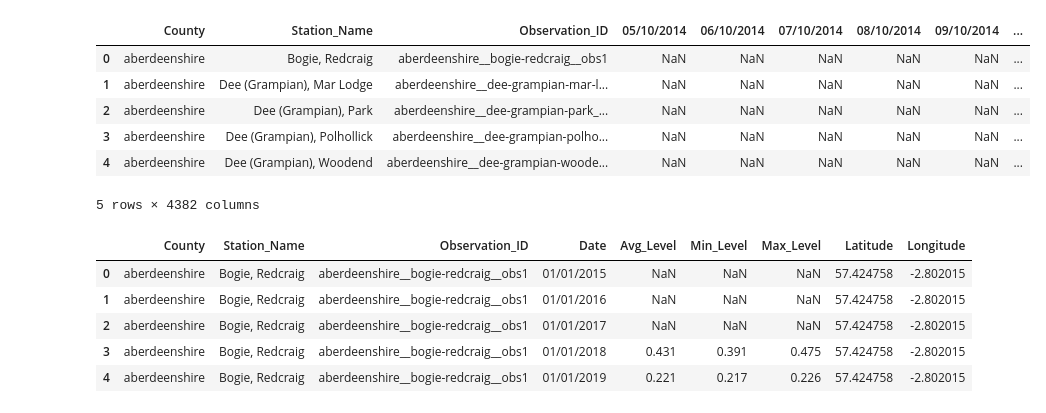
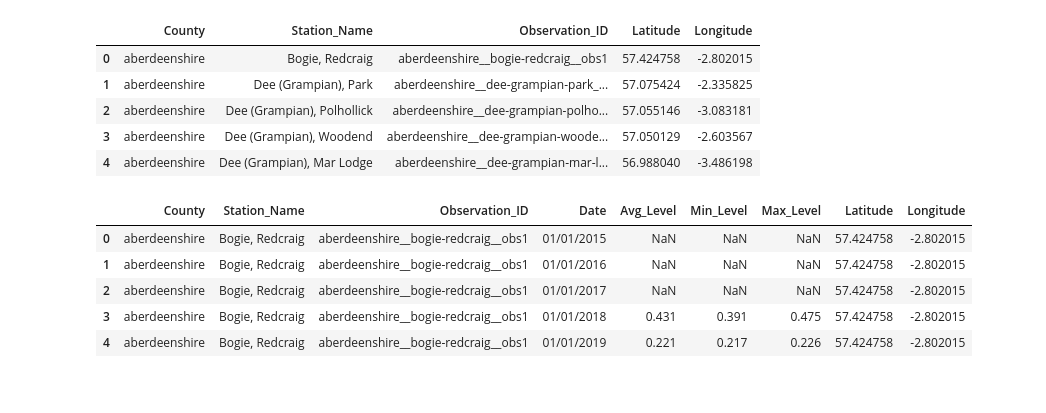
Before and after one commit to Emma-Deyell/MLP-PROJ, a Jupyter notebook: project_emma.ipynb, the cells around one changed output. Saved outputs shown, nothing was run; the diff lists cells and outputs as text; code cells hidden in the pictures.

```diff
--- a/project_emma.ipynb
+++ b/project_emma.ipynb
@@ -1,32 +1,31 @@
 # %%
 # Data libraries
 
 import pandas as pd
 import numpy as np
 
 # Plotting libraries
 import matplotlib.pyplot as plt
 import seaborn as sns
 from matplotlib import image as mpimg
 
 # sklearn modules
 import sklearn
 
 # Load data
 df_avg = pd.read_csv("csv_files/avg_river_levels.csv")
 df_min = pd.read_csv("csv_files/min_river_levels.csv")
 df_max = pd.read_csv("csv_files/max_river_levels.csv")
 df_locs = pd.read_csv("csv_files/monitoring_locations.csv")
 
-df_min.head()
+df_locs.head()
 # %% [output]
-|  | County | Station_Name | Observation_ID | 05/10/2014 | 06/10/2014 | 07/10/2014 | 08/10/2014 | 09/10/2014 | ... |
-| 0 | aberdeenshire | Bogie, Redcraig | aberdeenshire__bogie-redcraig__obs1 | NaN | NaN | NaN | NaN | NaN | ... |
-| 1 | aberdeenshire | Dee (Grampian), Mar Lodge | aberdeenshire__dee-grampian-mar-l... | NaN | NaN | NaN | NaN | NaN | ... |
-| 2 | aberdeenshire | Dee (Grampian), Park | aberdeenshire__dee-grampian-park_... | NaN | NaN | NaN | NaN | NaN | ... |
-| 3 | aberdeenshire | Dee (Grampian), Polhollick | aberdeenshire__dee-grampian-polho... | NaN | NaN | NaN | NaN | NaN | ... |
-| 4 | aberdeenshire | Dee (Grampian), Woodend | aberdeenshire__dee-grampian-woode... | NaN | NaN | NaN | NaN | NaN | ... |
+|  | County | Station_Name | Observation_ID | Latitude | Longitude |
+| 0 | aberdeenshire | Bogie, Redcraig | aberdeenshire__bogie-redcraig__obs1 | 57.424758 | -2.802015 |
+| 1 | aberdeenshire | Dee (Grampian), Park | aberdeenshire__dee-grampian-park_... | 57.075424 | -2.335825 |
+| 2 | aberdeenshire | Dee (Grampian), Polhollick | aberdeenshire__dee-grampian-polho... | 57.055146 | -3.083181 |
+| 3 | aberdeenshire | Dee (Grampian), Woodend | aberdeenshire__dee-grampian-woode... | 57.050129 | -2.603567 |
+| 4 | aberdeenshire | Dee (Grampian), Mar Lodge | aberdeenshire__dee-grampian-mar-l... | 56.988040 | -3.486198 |
-5 rows × 4382 columns
 # %%
 # Load data
 
```
Also changed, not shown: parts of 4 cells of this notebook.
